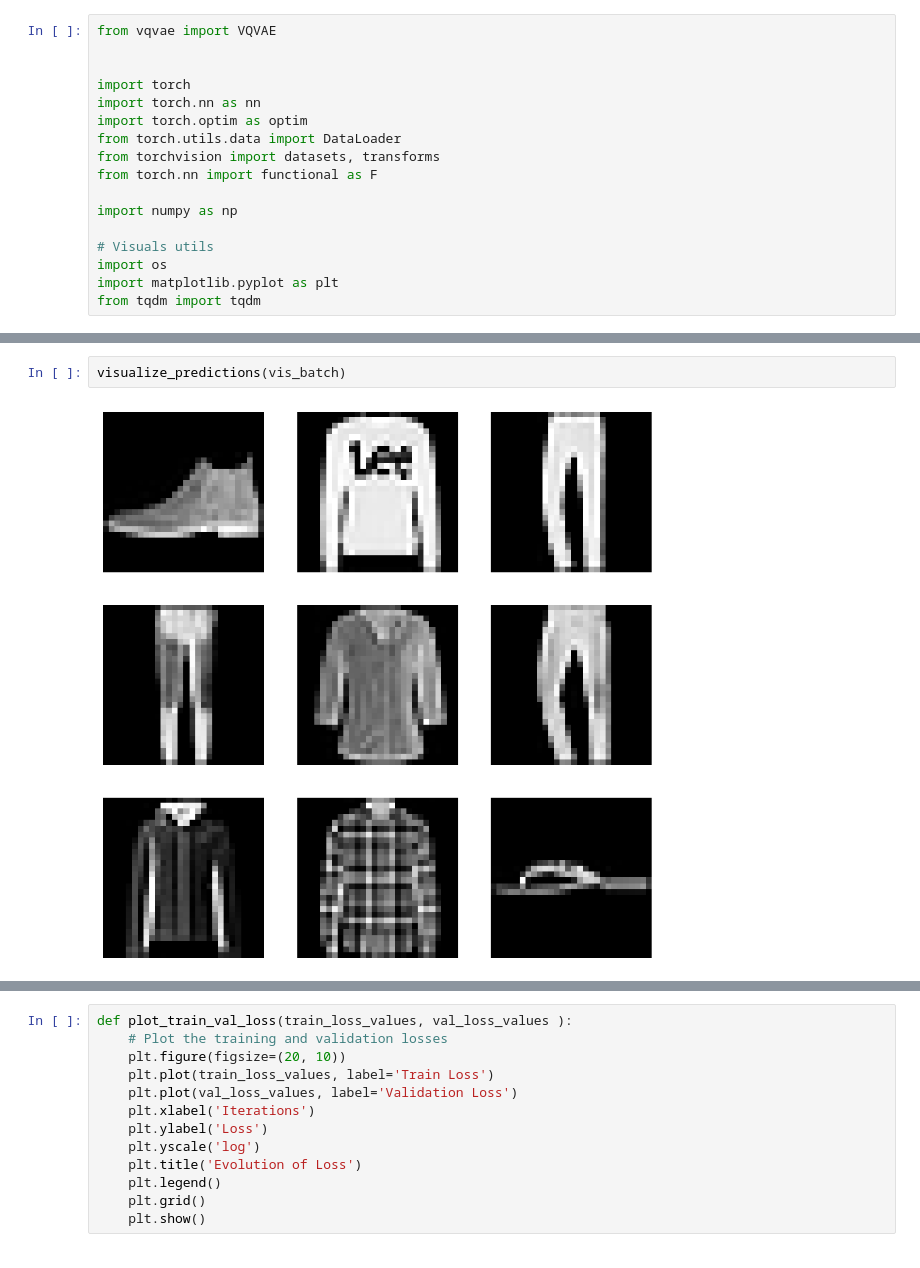
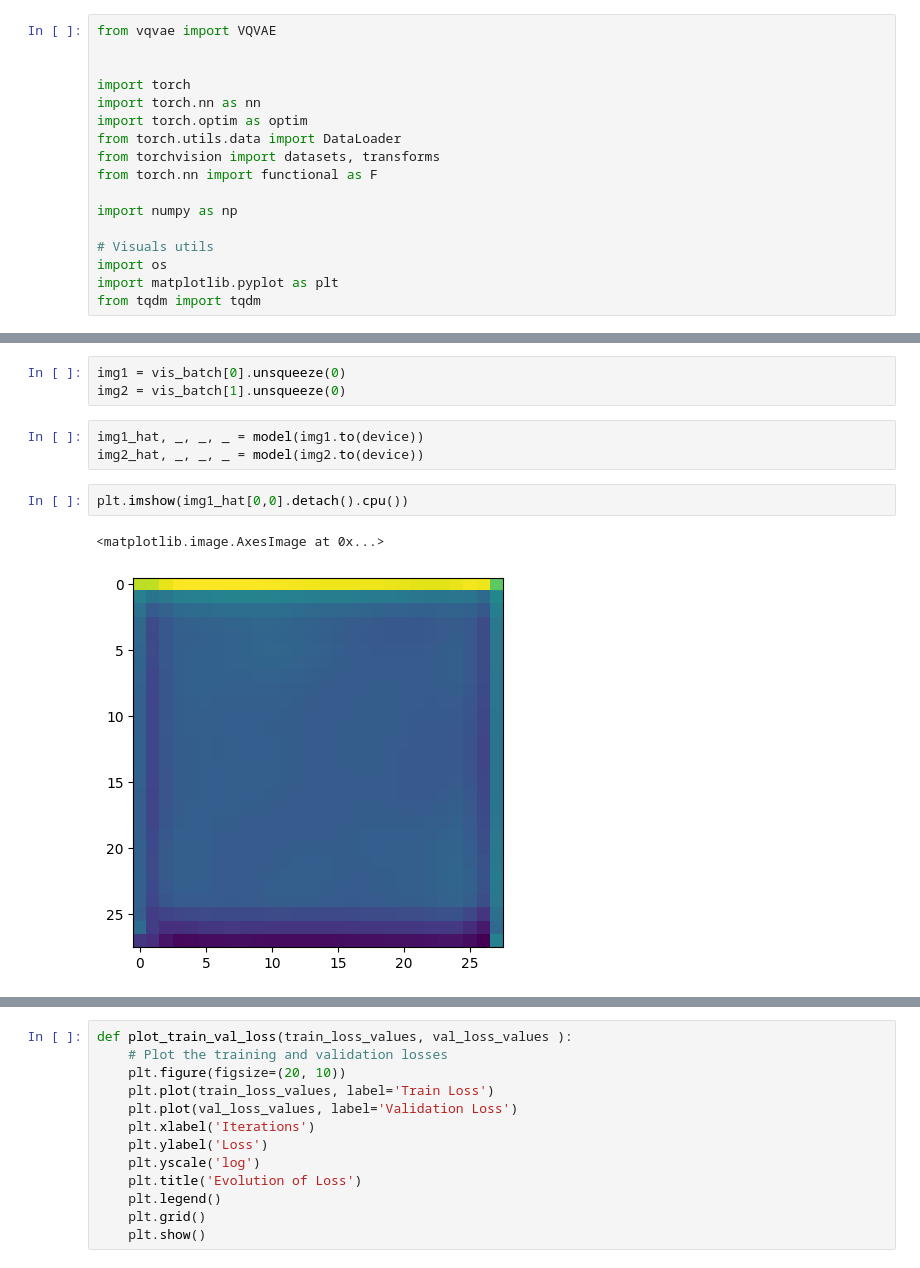
Before and after one commit to ismail-kaizoko/VQ-VAE-FashionMNIST, a Jupyter notebook: init_vqvae.ipynb, the cells around one changed output, grey strips where cells are left out. Drawn from its saved outputs; the diff is of its cells as text.

```diff
--- a/init_vqvae.ipynb
+++ b/init_vqvae.ipynb
@@ -81,7 +85,14 @@ def visualize_predictions(images):
-# %%
-visualize_predictions(vis_batch)
-# %% [output]
-[figure, removed]
+# %%
+img1 = vis_batch[0].unsqueeze(0)
+img2 = vis_batch[1].unsqueeze(0)
+# %%
+img1_hat, _, _, _ = model(img1.to(device))
+img2_hat, _, _, _ = model(img2.to(device))
+# %%
+plt.imshow(img1_hat[0,0].detach().cpu())
+# %% [output]
+<matplotlib.image.AxesImage at 0x...>
+[figure, added]
 # %%
 def evaluate_model(model, val_loader, device):
     model.eval()
```
Also changed, not shown: parts of 13 cells of this notebook, 10 other files.
